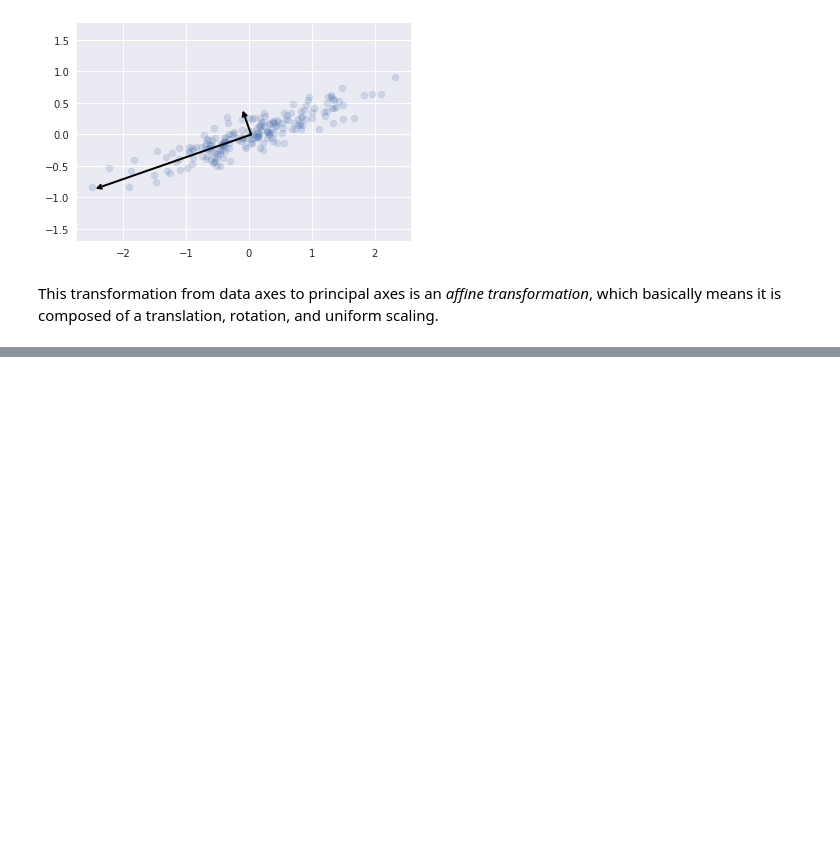
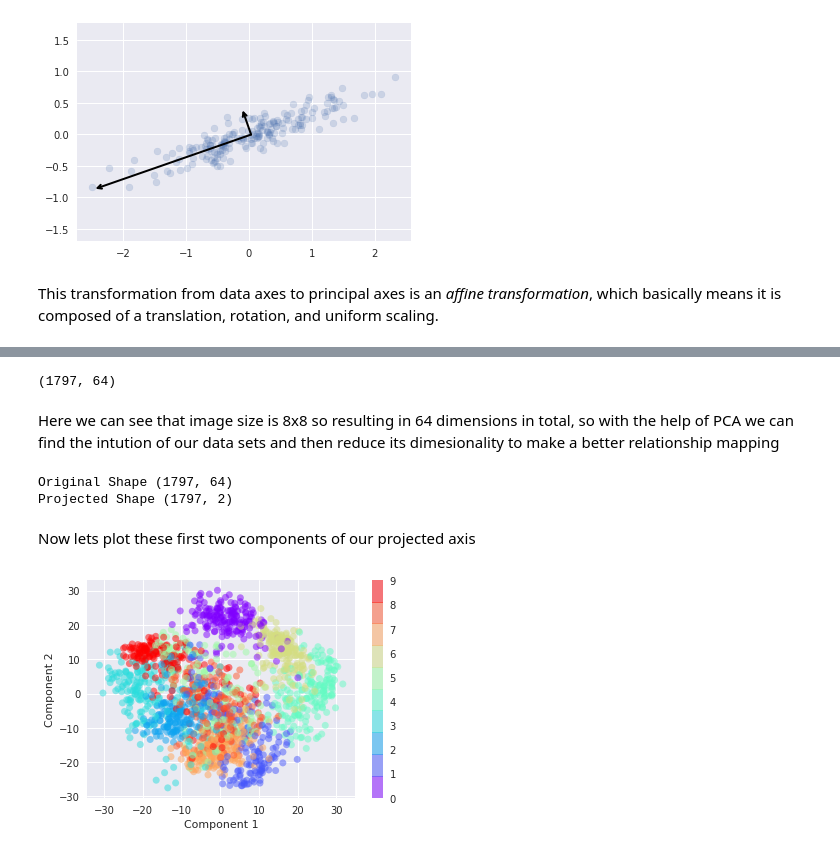
Before and after one commit to sandy1999/Sklearn-Essentials, a Jupyter notebook: PCA.ipynb, the cells around one changed output, grey strips where cells are left out. Cells and saved outputs as stored; diff of their text form; code cells hidden in the pictures; blank space fills up the shorter version.

```diff
--- a/PCA.ipynb
+++ b/PCA.ipynb
@@ -75,0 +114,35 @@ This transformation from data axes to principal axes is an *affine transformatio
+# %%
+# loading digits data
+from sklearn.datasets import load_digits
+
+digits = load_digits()
+digits.data.shape
+# %% [output]
+(1797, 64)
+# %% [markdown]
+Here we can see that image size is 8x8 so resulting in 64 dimensions in total, so with the help of PCA we can find the intution of our data sets and then reduce its dimesionality to make a better relationship mapping
+# %%
+# making an pca obj
+pca = PCA(2)
+
+# transform_fit digit data
+projected = pca.fit_transform(digits.data)
+print("Original Shape", digits.data.shape)
+print("Projected Shape",projcted.shape)
+# %% [output]
+Original Shape (1797, 64)
+Projected Shape (1797, 2)
+# %% [markdown]
+Now lets plot these first two components of our projected axis
+# %%
+# making a scatter plot
+plt.scatter(projected[:, 0], projected[:, 1],
+            c=digits.target, edgecolor='none', alpha=0.5,
+            cmap=plt.cm.get_cmap('rainbow',10))
+
+# plot labels
+plt.xlabel('Component 1')
+plt.ylabel('Component 2')
+plt.colorbar();
+# %% [output]
+[figure, added]
```
Also changed, not shown: parts of 4 cells of this notebook.
